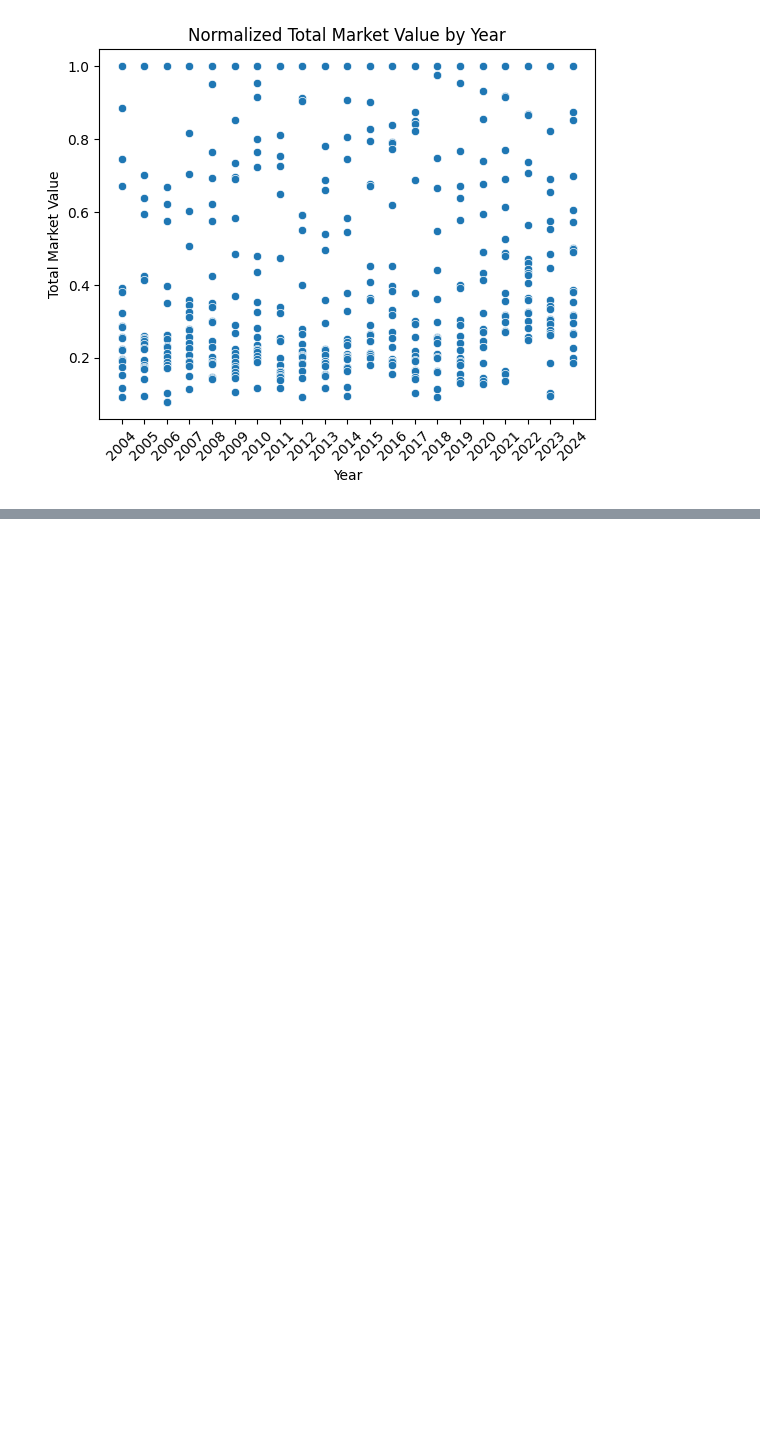
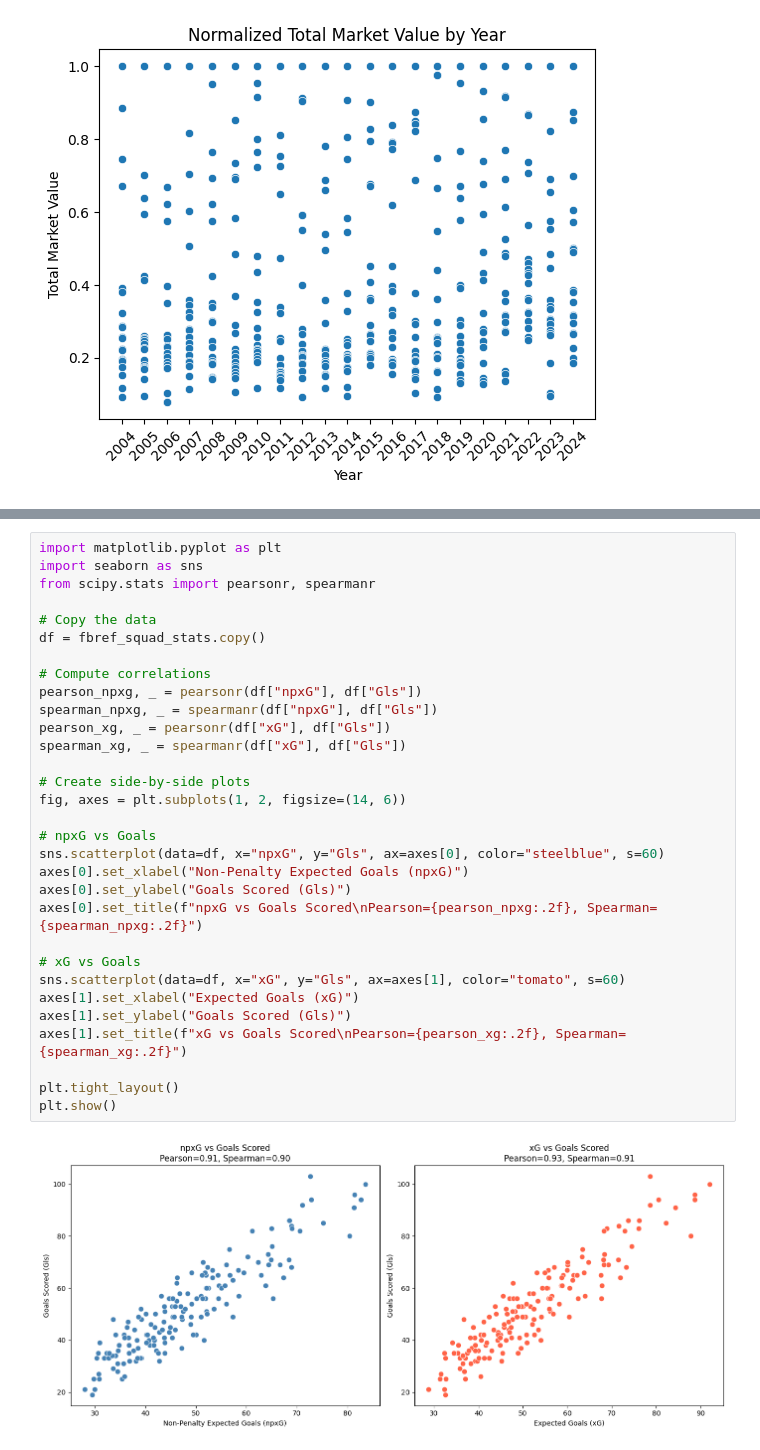
Before and after one commit to apend10/statistics-capstone, a Jupyter notebook: exploratory_data_analysis/eda.ipynb, the cells around one changed output, grey strips where cells are left out. Saved outputs shown, nothing was run; the diff lists cells and outputs as text; blank space fills up the shorter version.

```diff
--- a/exploratory_data_analysis/eda.ipynb
+++ b/exploratory_data_analysis/eda.ipynb
@@ -89,0 +177,33 @@ plt.show()
+# %%
+import matplotlib.pyplot as plt
+import seaborn as sns
+from scipy.stats import pearsonr, spearmanr
+
+# Copy the data
+df = fbref_squad_stats.copy()
+
+# Compute correlations
+pearson_npxg, _ = pearsonr(df["npxG"], df["Gls"])
+spearman_npxg, _ = spearmanr(df["npxG"], df["Gls"])
+pearson_xg, _ = pearsonr(df["xG"], df["Gls"])
+spearman_xg, _ = spearmanr(df["xG"], df["Gls"])
+
+# Create side-by-side plots
+fig, axes = plt.subplots(1, 2, figsize=(14, 6))
+
+# npxG vs Goals
+sns.scatterplot(data=df, x="npxG", y="Gls", ax=axes[0], color="steelblue", s=60)
+axes[0].set_xlabel("Non-Penalty Expected Goals (npxG)")
+axes[0].set_ylabel("Goals Scored (Gls)")
+axes[0].set_title(f"npxG vs Goals Scored\nPearson={pearson_npxg:.2f}, Spearman={spearman_npxg:.2f}")
+
+# xG vs Goals
+sns.scatterplot(data=df, x="xG", y="Gls", ax=axes[1], color="tomato", s=60)
+axes[1].set_xlabel("Expected Goals (xG)")
+axes[1].set_ylabel("Goals Scored (Gls)")
+axes[1].set_title(f"xG vs Goals Scored\nPearson={pearson_xg:.2f}, Spearman={spearman_xg:.2f}")
+
+plt.tight_layout()
+plt.show()
+# %% [output]
+[figure, added]
```
Also changed, not shown: parts of 5 cells of this notebook, 2 other files.
